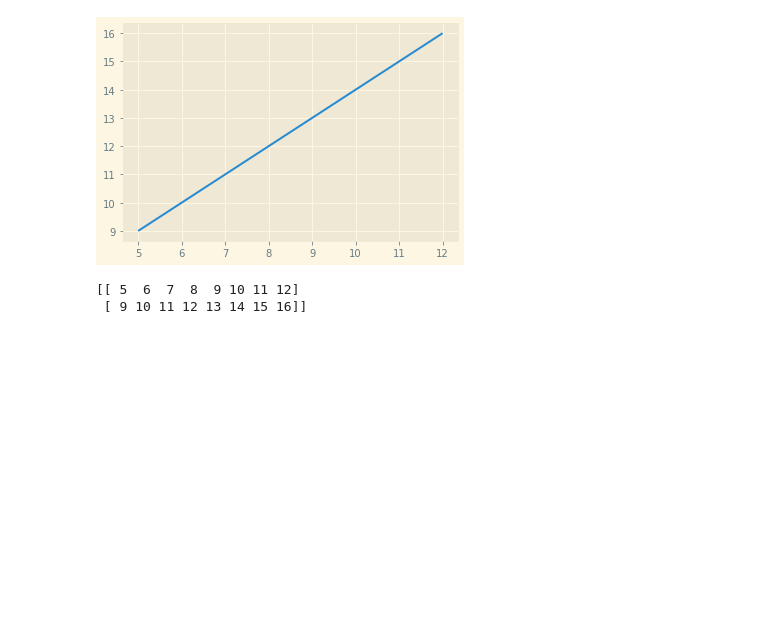
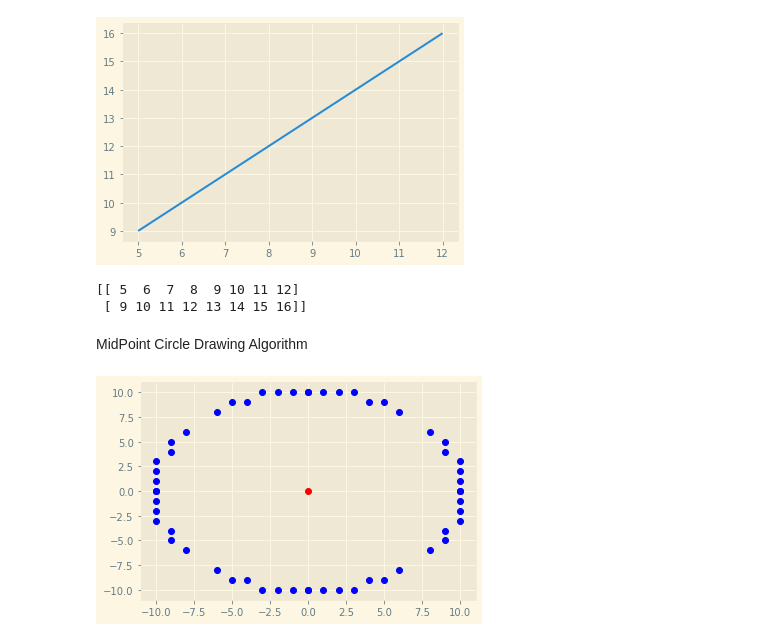
Before and after one commit to PrashubhAtri/ComputerGraphicsAlgorithms, a Jupyter notebook: LineDrawingAlgo.ipynb, the cells around one changed output. Cells and saved outputs as stored; diff of their text form; code cells hidden in the pictures; blank space fills up the shorter version.

Commit message:
Circle Drawing Algorithm

```diff
--- a/LineDrawingAlgo.ipynb
+++ b/LineDrawingAlgo.ipynb
@@ -188,3 +188,11 @@ print(res)
 [figure]
 [[ 5  6  7  8  9 10 11 12]
  [ 9 10 11 12 13 14 15 16]]
+# %% [markdown]
+MidPoint Circle Drawing Algorithm
+# %%
+def showCircle(points, C):
+    plt.scatter(points[:,0], points[:,1], c='blue')
+    # plt.plot(points[:,0], points[:,1])
+    plt.scatter(C[0],C[1],c='red')
+    plt.show()
@@ -190,0 +259,8 @@ print(res)
+# %%
+R = 10
+C = np.array([0,0])
+res = MPCDA(C,R)
+# print(res[0:10,:])
+# print(res.shape)
+# %% [output]
+[figure, added]
```
Also changed, not shown: parts of 6 cells of this notebook.
